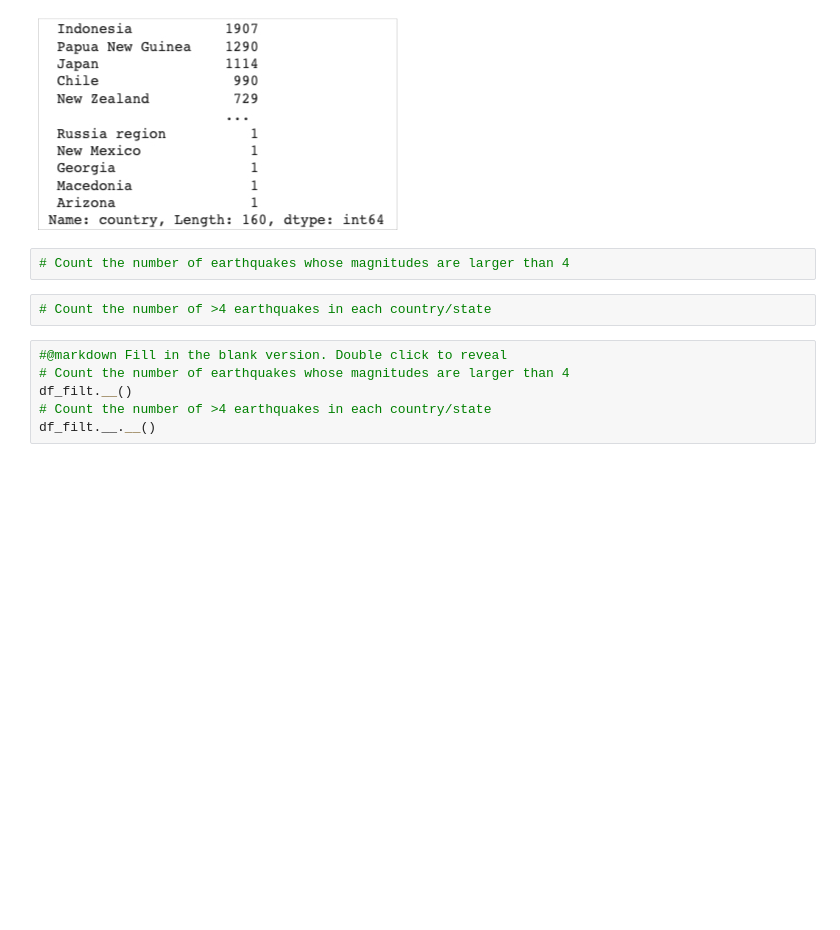
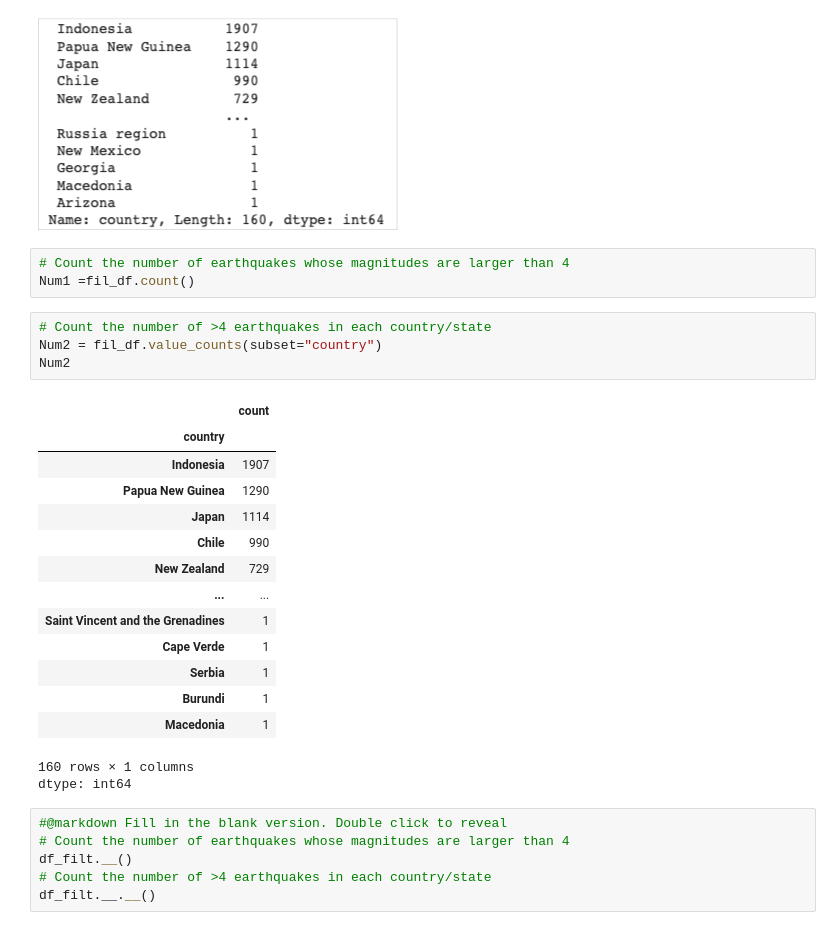
Before and after one commit to Luca-wirthner/2024_Geoinformatique_I, a Jupyter notebook: IP/W3_S1.ipynb, the cells around one changed output. Cells and saved outputs as stored; diff of their text form; blank space fills up the shorter version.

```diff
--- a/IP/W3_S1.ipynb
+++ b/IP/W3_S1.ipynb
@@ -351,8 +367,27 @@ Hint 2: Check out the `value_counts` function to get Num 2
 ![aaaaa6.jpg](embedded-picture-1)
 # %%
 # Count the number of earthquakes whose magnitudes are larger than 4
+Num1 =fil_df.count()
 # %%
 # Count the number of >4 earthquakes in each country/state
+Num2 = fil_df.value_counts(subset="country")
+Num2
+# %% [output]
+|  | count |
+| country |  |
+| Indonesia | 1907 |
+| Papua New Guinea | 1290 |
+| Japan | 1114 |
+| Chile | 990 |
+| New Zealand | 729 |
+| ... | ... |
+| Saint Vincent and the Grenadines | 1 |
+| Cape Verde | 1 |
+| Serbia | 1 |
+| Burundi | 1 |
+| Macedonia | 1 |
+160 rows × 1 columns
+dtype: int64
 # %%
 #@markdown Fill in the blank version. Double click to reveal
 # Count the number of earthquakes whose magnitudes are larger than 4
```
Also changed, not shown: parts of 3 cells of this notebook.
